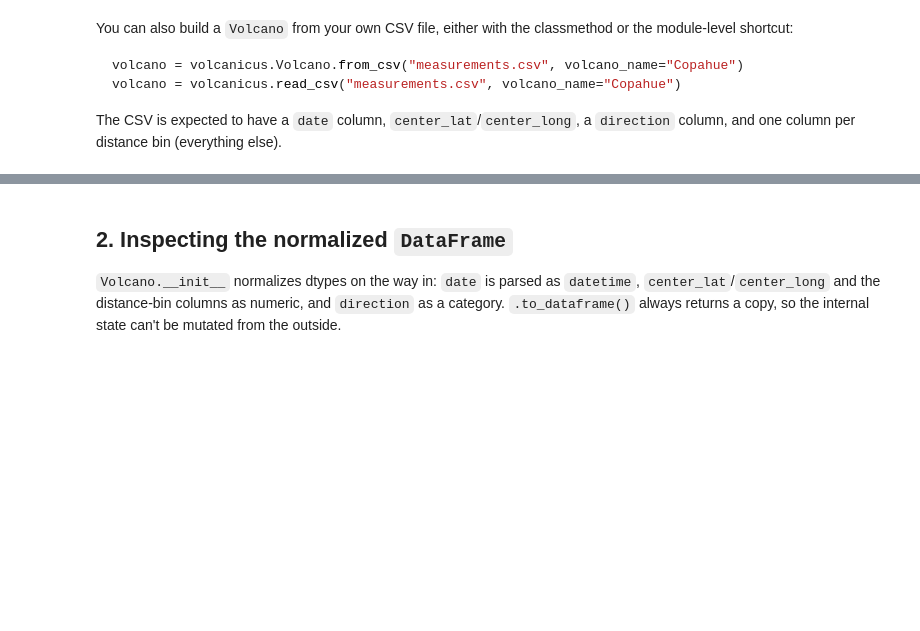
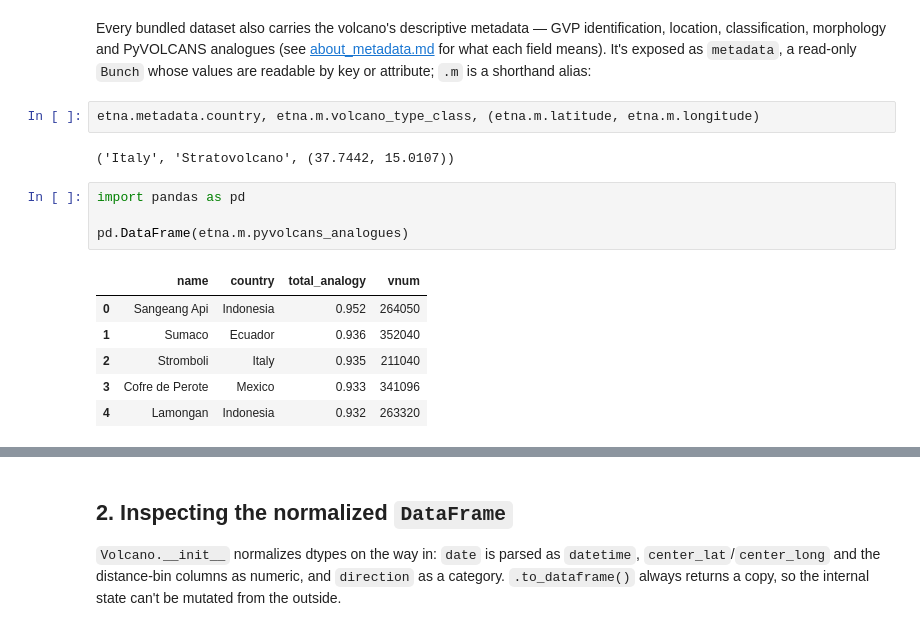
Before and after one commit to leliel12/volcanicus, a Jupyter notebook: notebooks/tutorial.ipynb, the cells around one changed output, grey strips where cells are left out. Drawn from its saved outputs; the diff is of its cells as text; blank space fills up the shorter version.

````diff
--- a/notebooks/tutorial.ipynb
+++ b/notebooks/tutorial.ipynb
@@ -44,9 +41,17 @@ etna
 # %% [markdown]
-You can also build a `Volcano` from your own CSV file, either with the classmethod or the module-level shortcut:
-
-```python
-volcano = volcanicus.Volcano.from_csv("measurements.csv", volcano_name="Copahue")
-volcano = volcanicus.read_csv("measurements.csv", volcano_name="Copahue")
-```
-
-The CSV is expected to have a `date` column, `center_lat`/`center_long`, a `direction` column, and one column per distance bin (everything else).
+Every bundled dataset also carries the volcano's descriptive metadata — GVP identification, location, classification, morphology and PyVOLCANS analogues (see [about_metadata.md](../about_metadata.md) for what each field means). It's exposed as `metadata`, a read-only `Bunch` whose values are readable by key or attribute; `.m` is a shorthand alias:
+# %%
+etna.metadata.country, etna.m.volcano_type_class, (etna.m.latitude, etna.m.longitude)
+# %% [output]
+('Italy', 'Stratovolcano', (37.7442, 15.0107))
+# %%
+import pandas as pd
+
+pd.DataFrame(etna.m.pyvolcans_analogues)
+# %% [output]
+|  | name | country | total_analogy | vnum |
+| 0 | Sangeang Api | Indonesia | 0.952 | 264050 |
+| 1 | Sumaco | Ecuador | 0.936 | 352040 |
+| 2 | Stromboli | Italy | 0.935 | 211040 |
+| 3 | Cofre de Perote | Mexico | 0.933 | 341096 |
+| 4 | Lamongan | Indonesia | 0.932 | 263320 |
````
Also changed, not shown: parts of 21 cells of this notebook, 9 other files.
